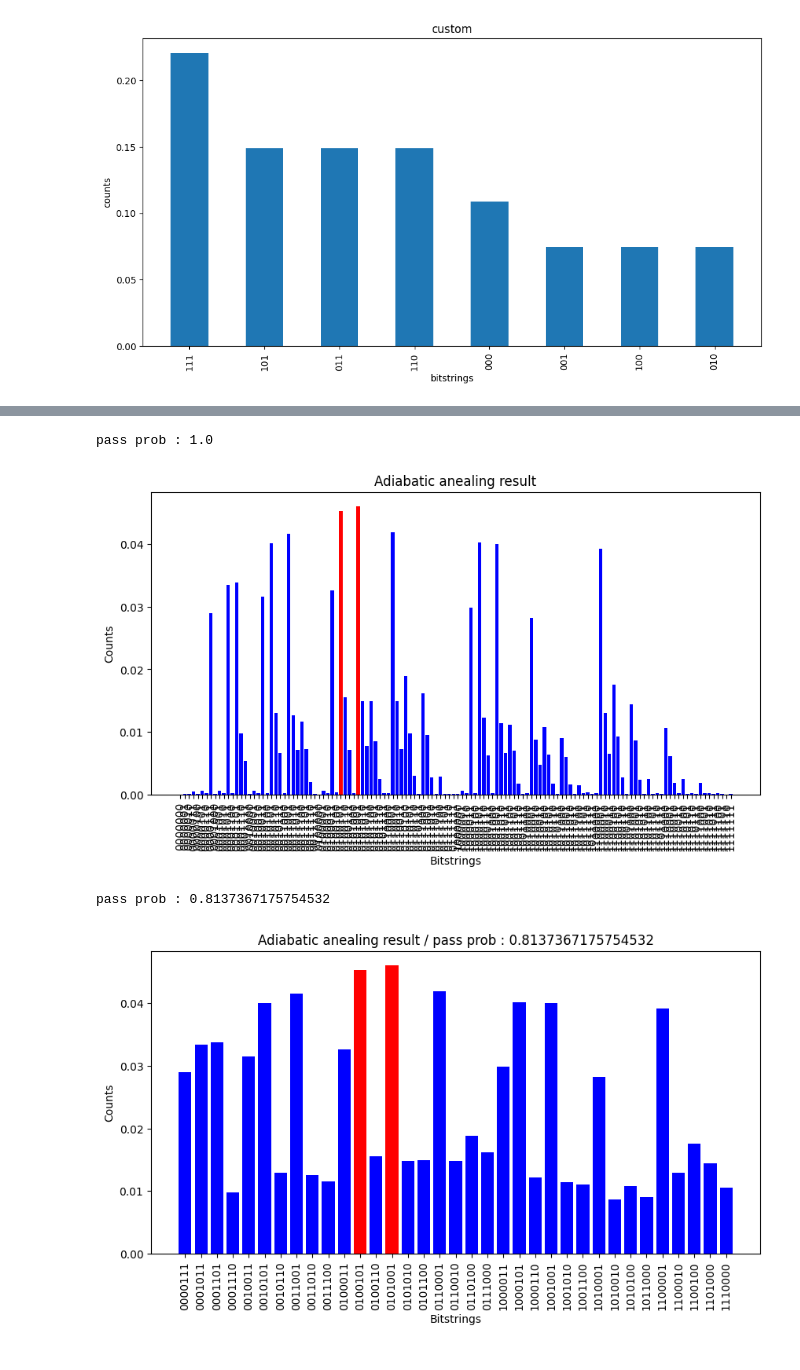
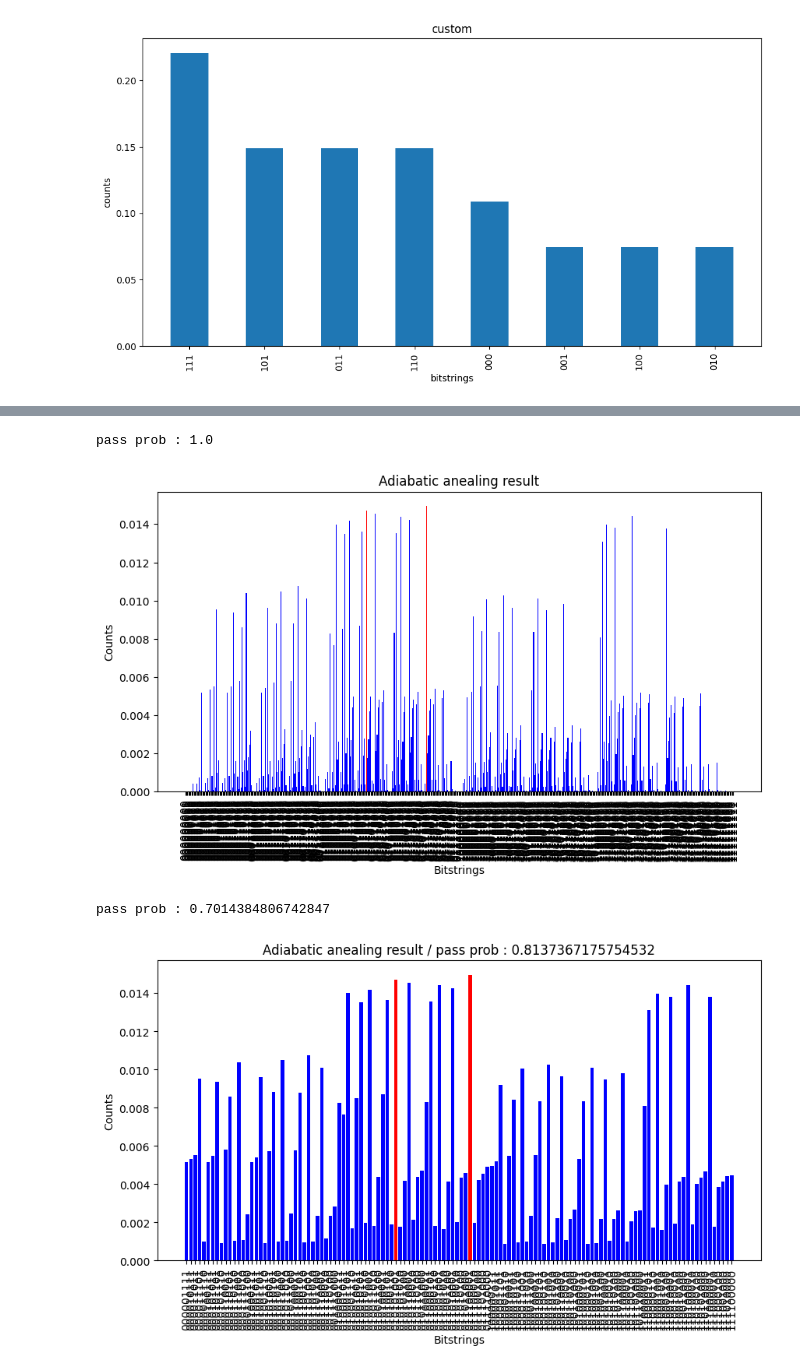
Before and after one commit to pop756/Pasqal_chanllenge, a Jupyter notebook: Results.ipynb, the cells around one changed output, grey strips where cells are left out. Drawn from its saved outputs; the diff is of its cells as text; code cells hidden in the pictures.

```diff
--- a/Results.ipynb
+++ b/Results.ipynb
@@ -320,12 +301,12 @@ This section of the code **defines a constrained QUBO model** for optimizing ene
 """
 
 # Load the dataset containing energy fluctuation matrices
-with open(f"./data/GeoWindSunMatrices7by7.json", "r") as f:
+with open(f"./data/matrices9by9.json", "r") as f:
     matrices_data = json.load(f)
 
 # Define lambda (variance sensitivity factor) and hamming weight (number of selected power plants)
 l = 5
-hamming_weights = 3
+hamming_weights = 4
 
 # Convert variance data into QUBO format
 QUBO_matrix = data_to_QUBO(np.array(matrices_data[1]), hamming_weights, l)
@@ -522,31 +524,11 @@ Optimized parameters: [-0.19572141  0.24140853]
 # %%
 @qml.qnode(qaoa.dev)
 def qaoa_prob(params):
-    """
-    Quantum node that executes the QAOA circuit and measures the probability
-    distribution of the final quantum state.
-
-    Args:
-        params (np.ndarray): Array of QAOA parameters (gammas and betas).
-
-    Returns:
-        np.ndarray: Probability distribution over computational basis states.
-    """
     qaoa.qaoa_circuit(params)  # Apply the QAOA circuit with given parameters
     return qml.probs(wires=[i for i in range(len(qubo_const))])  # Measure probabilities for all qubits
 
 
 def probs_to_dict(probs, num_qubits):
-    """
-    Converts a probability array into a dictionary mapping bitstrings to their respective probabilities.
-
-    Args:
-        probs (np.ndarray): Array of probabilities corresponding to computational basis states.
-        num_qubits (int): Number of qubits in the system.
-
-    Returns:
-        dict: Dictionary where keys are bitstrings and values are their associated probabilities.
-    """
     # Generate all possible bitstrings of length `num_qubits`
     bitstrings = [np.binary_repr(i, num_qubits) for i in range(2 ** num_qubits)]
     # Map each bitstring to its corresponding probability
@@ -828,9 +835,9 @@ from modules.data_process import plot_bitstring_counts
 plot_bitstring_counts(sort_zipped[:2],probs_to_dict(final_state_expectations,len(qubo_const)),label = 'Adiabatic anealing result')
 # %% [output]
 pass prob : 1.0
-[figure, old version]
+[figure, new version]
 # %%
-plot_bitstring_counts(sort_zipped[:2],probs_to_dict(final_state_expectations,len(qubo_const)),label = 'Adiabatic anealing result / pass prob : 0.8137367175754532',hamming_weight=3)
+plot_bitstring_counts(sort_zipped[:2],probs_to_dict(final_state_expectations,len(qubo_const)),label = 'Adiabatic anealing result / pass prob : 0.7014384806742847',hamming_weight=4)
 # %% [output]
-pass prob : 0.8137367175754532
+pass prob : 0.7014384806742847
-[figure, old version]
+[figure, new version]
```
Also changed, not shown: parts of 26 cells of this notebook, 3 other files.
